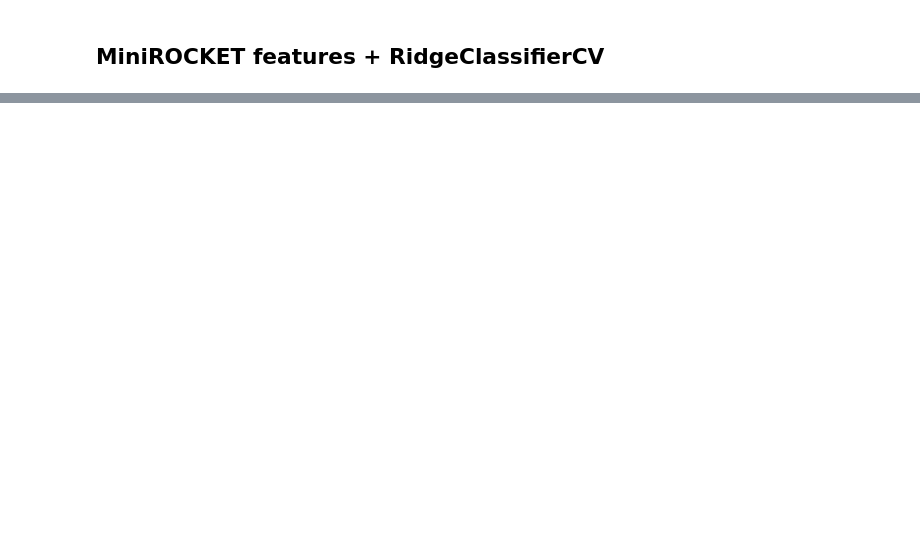
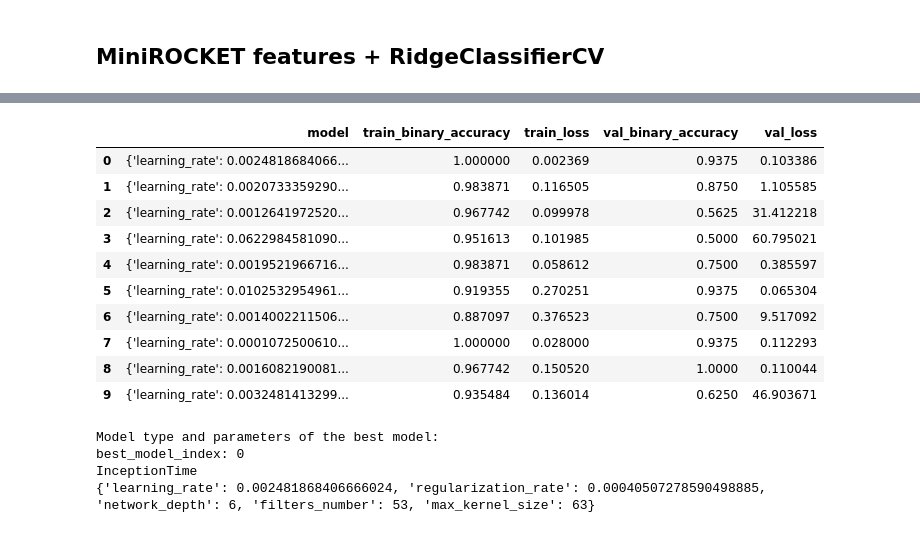
Before and after one commit to shamilnabiyev/automl-time-series, a Jupyter notebook: notebooks/mafaulda-model-training.ipynb, the cells around one changed output, grey strips where cells are left out. Drawn from its saved outputs; the diff is of its cells as text; code cells hidden in the pictures; blank space fills up the shorter version.

Commit message:
Added a new solution using mcfly automl framework

```diff
--- a/notebooks/mafaulda-model-training.ipynb
+++ b/notebooks/mafaulda-model-training.ipynb
@@ -256,0 +368,10 @@ evaluate_model(model, X_test_transform, y_test)
+# %%
+%%time
+
+num_classes = y_train_binary.shape[1]
+metric = 'binary_accuracy'
+models = generate_models(X_train_np.shape,
+                         number_of_classes=num_classes,
+                         number_of_models = 10,
+                         model_types=['ResNet', 'InceptionTime'],
+                         metrics=[metric])
@@ -256,0 +381,24 @@ evaluate_model(model, X_test_transform, y_test)
+# %%
+# Define directory where the results, e.g. json file, will be stored
+directory_to_extract_to = '../'
+resultpath = os.path.join(directory_to_extract_to, 'models')
+if not os.path.exists(resultpath):
+        os.makedirs(resultpath)
+# %%
+%%time
+
+outputfile = os.path.join(resultpath, 'modelcomparison-mcfly-mafaulda.json')
+histories, val_accuracies, val_losses =\
+    train_models_on_samples(X_train_np,
+                            y_train_binary,
+                            X_val_np,
+                            y_val_binary,
+                            models,
+                            batch_size=5,
+                            nr_epochs=20,
+                            # subset_size=1000,
+                            verbose=True,
+                            outputfile=outputfile,
+                            metric=metric)
+
+print('Details of the training process were stored in ', outputfile)
@@ -256,0 +423,35 @@ evaluate_model(model, X_test_transform, y_test)
+# %%
+# metric = 'accuracy'
+modelcomparisons = pd.DataFrame({'model':[str(params) for model, params, model_types in models],
+                       'train_{}'.format(metric): [history.history[metric][-1] for history in histories],
+                       'train_loss': [history.history['loss'][-1] for history in histories],
+                       'val_{}'.format(metric): [history.history['val_{}'.format(metric)][-1] for history in histories],
+                       'val_loss': [history.history['val_loss'][-1] for history in histories]
+                       })
+modelcomparisons.to_csv(os.path.join(resultpath, 'modelcomparisons.csv'))
+
+modelcomparisons
+# %% [output]
+|  | model | train_binary_accuracy | train_loss | val_binary_accuracy | val_loss |
+| 0 | {'learning_rate': 0.0024818684066... | 1.000000 | 0.002369 | 0.9375 | 0.103386 |
+| 1 | {'learning_rate': 0.0020733359290... | 0.983871 | 0.116505 | 0.8750 | 1.105585 |
+| 2 | {'learning_rate': 0.0012641972520... | 0.967742 | 0.099978 | 0.5625 | 31.412218 |
+| 3 | {'learning_rate': 0.0622984581090... | 0.951613 | 0.101985 | 0.5000 | 60.795021 |
+| 4 | {'learning_rate': 0.0019521966716... | 0.983871 | 0.058612 | 0.7500 | 0.385597 |
+| 5 | {'learning_rate': 0.0102532954961... | 0.919355 | 0.270251 | 0.9375 | 0.065304 |
+| 6 | {'learning_rate': 0.0014002211506... | 0.887097 | 0.376523 | 0.7500 | 9.517092 |
+| 7 | {'learning_rate': 0.0001072500610... | 1.000000 | 0.028000 | 0.9375 | 0.112293 |
+| 8 | {'learning_rate': 0.0016082190081... | 0.967742 | 0.150520 | 1.0000 | 0.110044 |
+| 9 | {'learning_rate': 0.0032481413299... | 0.935484 | 0.136014 | 0.6250 | 46.903671 |
+# %%
+best_model_index = np.argmax(val_accuracies)
+best_model, best_params, best_model_types = models[best_model_index]
+print('Model type and parameters of the best model:')
+print("best_model_index:", best_model_index)
+print(best_model_types)
+print(best_params)
+# %% [output]
+Model type and parameters of the best model:
+best_model_index: 0
+InceptionTime
+{'learning_rate': 0.002481868406666024, 'regularization_rate': 0.00040507278590498885, 'network_depth': 6, 'filters_number': 53, 'max_kernel_size': 63}
```
Also changed, not shown: parts of 26 cells of this notebook.
